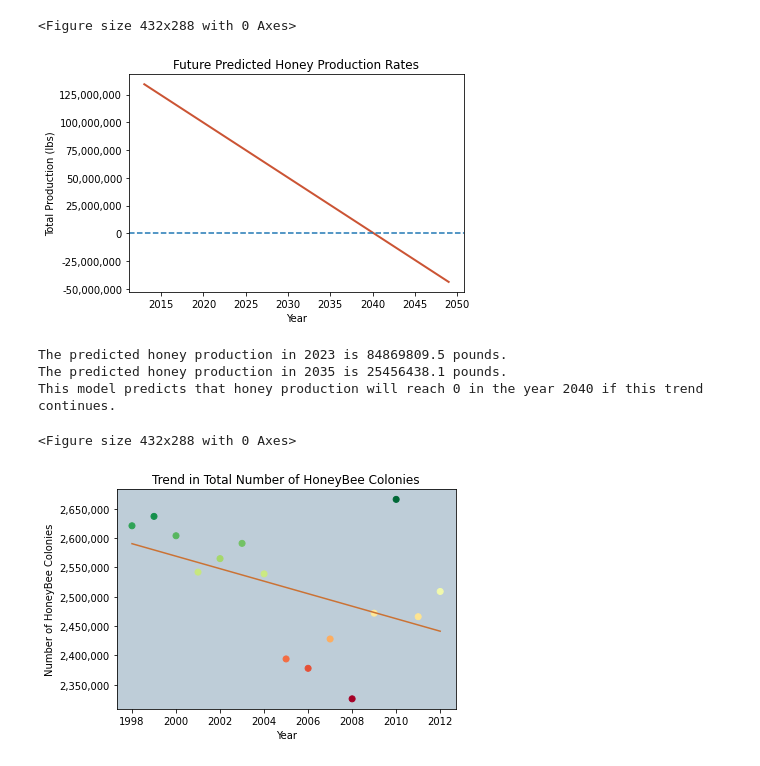
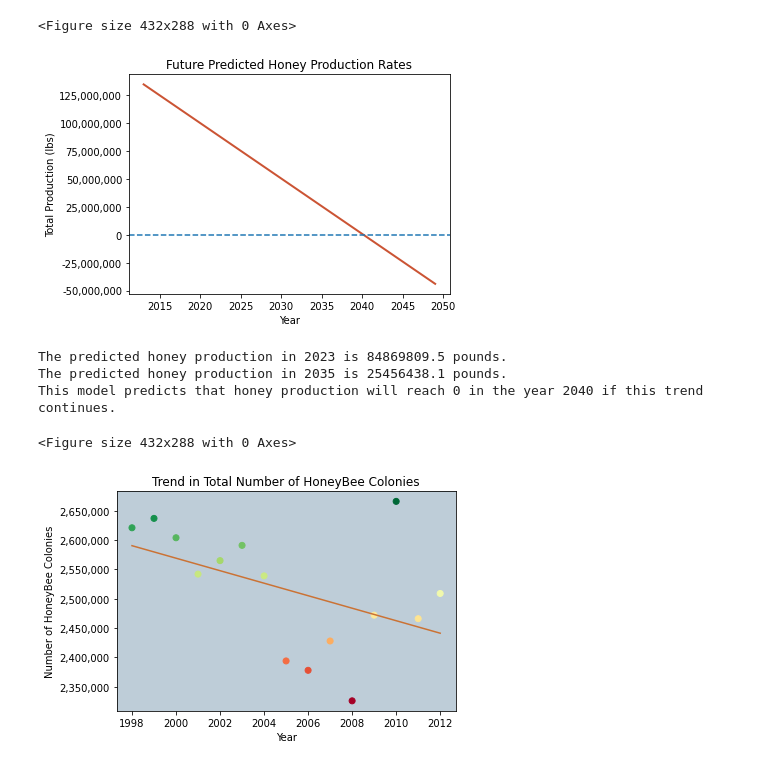
Before and after one commit to TheStarCloud/Projects, a Jupyter notebook: HoneyProduction LinRegr/honeyproduction.ipynb, the cells around one changed output. Saved outputs shown, nothing was run; the diff lists cells and outputs as text; code cells hidden in the pictures.

```diff
--- a/HoneyProduction LinRegr/honeyproduction.ipynb
+++ b/HoneyProduction LinRegr/honeyproduction.ipynb
@@ -103,34 +103,35 @@ plt.clf()
 X_future = np.array(range(2013, 2050))
 X_future = X_future.reshape(-1,1)
 future_predict = regr.predict(X_future).tolist()
 
 fig, ax = plt.subplots()
 plt.plot(X_future, future_predict, color = "#CB5434", linewidth=2)
 plt.xlabel("Year")
 plt.ylabel("Total Production (lbs)")
 ax.ticklabel_format(axis = 'y', style = 'plain')
 ax.get_yaxis().set_major_formatter(
     ticker.FuncFormatter(lambda y, p: format(int(y), ',')))
 plt.axhline(0, linestyle = "--")
 plt.title("Future Predicted Honey Production Rates")
+plt.tight_layout()
 plt.savefig('images/future_prodbyyear.png')
 plt.show()
 plt.clf()
 
 yrly_prod_m = regr.coef_[0]
 yrly_prod_b = regr.intercept_[0]
 def get_honey_prod_pred(year):
     honey_prod_pred= (year*yrly_prod_m + yrly_prod_b).round(1)
     print("The predicted honey production in " + str(year) + " is " + str(honey_prod_pred).strip("[]") + " pounds.")
     return honey_prod_pred
 
 ttlprod_23 = get_honey_prod_pred(2023)
 get_honey_prod_pred(2035)
 
 out_of_honey = (-1*yrly_prod_b/yrly_prod_m)
 print("This model predicts that honey production will reach 0 in the year " + str(int(out_of_honey)) + " if this trend continues.")
 # %% [output]
-[figure, old version]
+[figure, new version]
 The predicted honey production in 2023 is 84869809.5 pounds.
 The predicted honey production in 2035 is 25456438.1 pounds.
 This model predicts that honey production will reach 0 in the year 2040 if this trend continues.
```
Also changed, not shown: parts of 4 cells of this notebook, 8 other files.
